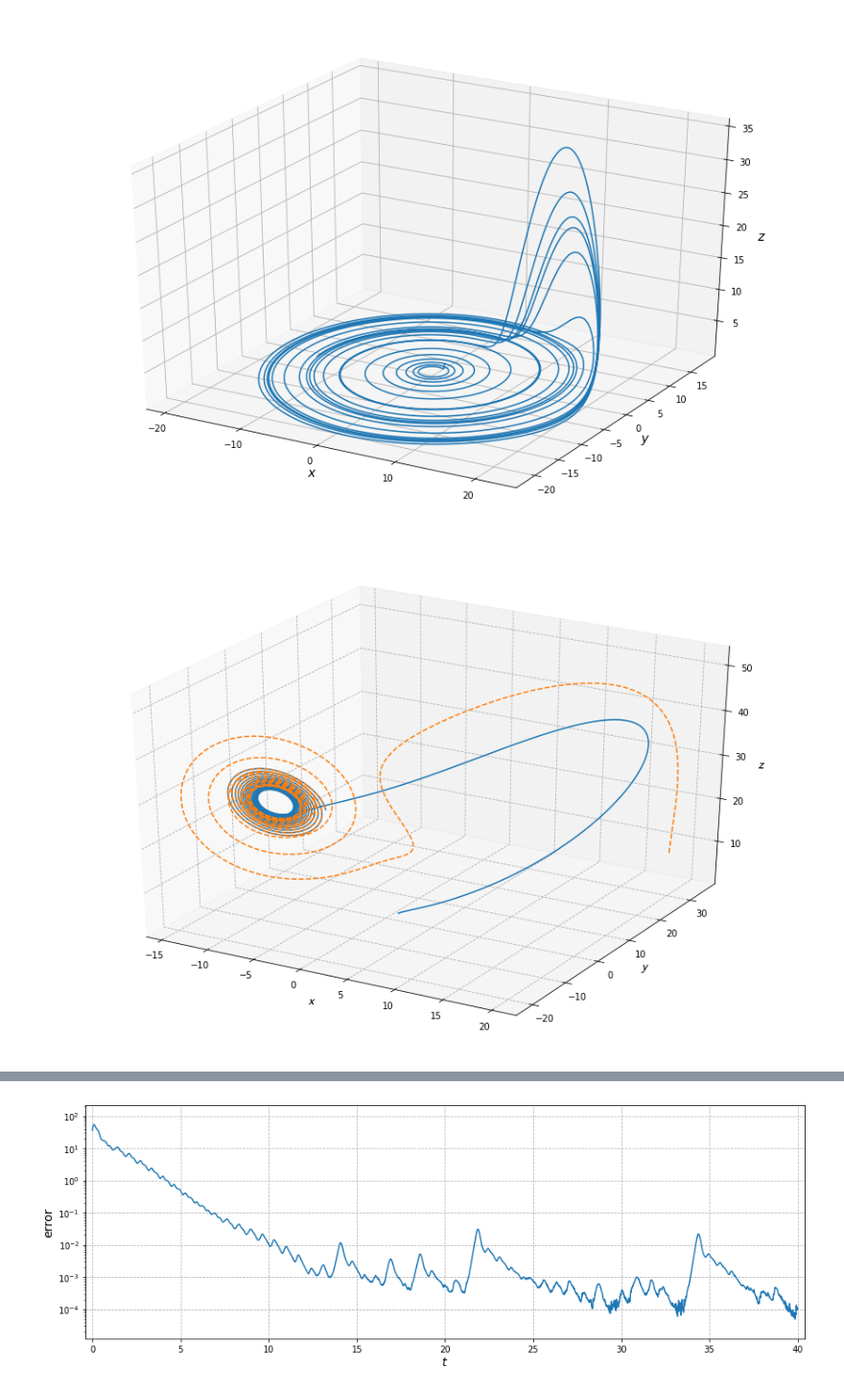
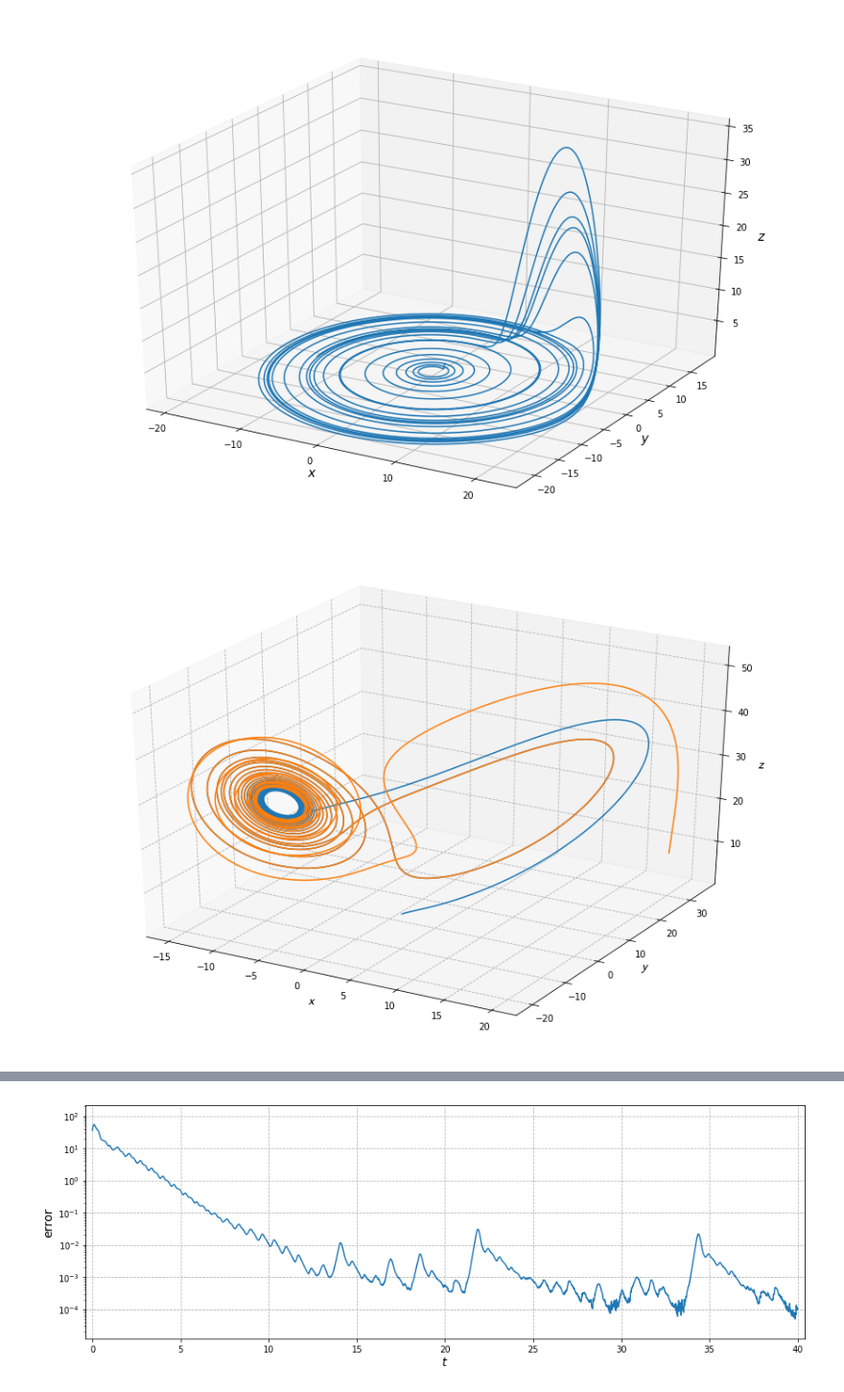
Before and after one commit to Legrandj/power, a Jupyter notebook: sync.ipynb, the cells around one changed output, grey strips where cells are left out. Shown at 96% size. Cells and saved outputs as stored; diff of their text form; code cells hidden in the pictures.

```diff
--- a/sync.ipynb
+++ b/sync.ipynb
@@ -147,20 +147,20 @@ plt.show()
 [figure]
 # %%
 #Example 4: Synchronization of Lorenz systems
-T = 10
+T = 15
 gamma = np.array([9,0,0])#x-drive
 eps = .1
 x,t=solver(lorenz2g,0,T,np.array([1,1,1,20,30,10]),10000,rk4step)
 fig = plt.figure(figsize=(15,10))
 ax = fig.gca(projection='3d')
 ax.plot([xi[0] for xi in x],[xi[1] for xi in x],[xi[2] for xi in x])
-ax.plot([xi[3] for xi in x],[xi[4] for xi in x],[xi[5] for xi in x],'--')
+ax.plot([xi[3] for xi in x],[xi[4] for xi in x],[xi[5] for xi in x])
 ax.set_xlabel('$x$',size=14)
 ax.set_ylabel('$y$',size=14)
 ax.set_zlabel('$z$',size=14)
 plt.show()
 # %% [output]
-[figure, old version]
+[figure, new version]
 # %%
 #x-component
 fig = plt.figure(figsize=(15,5))
```
Also changed, not shown: parts of 3 cells of this notebook.
